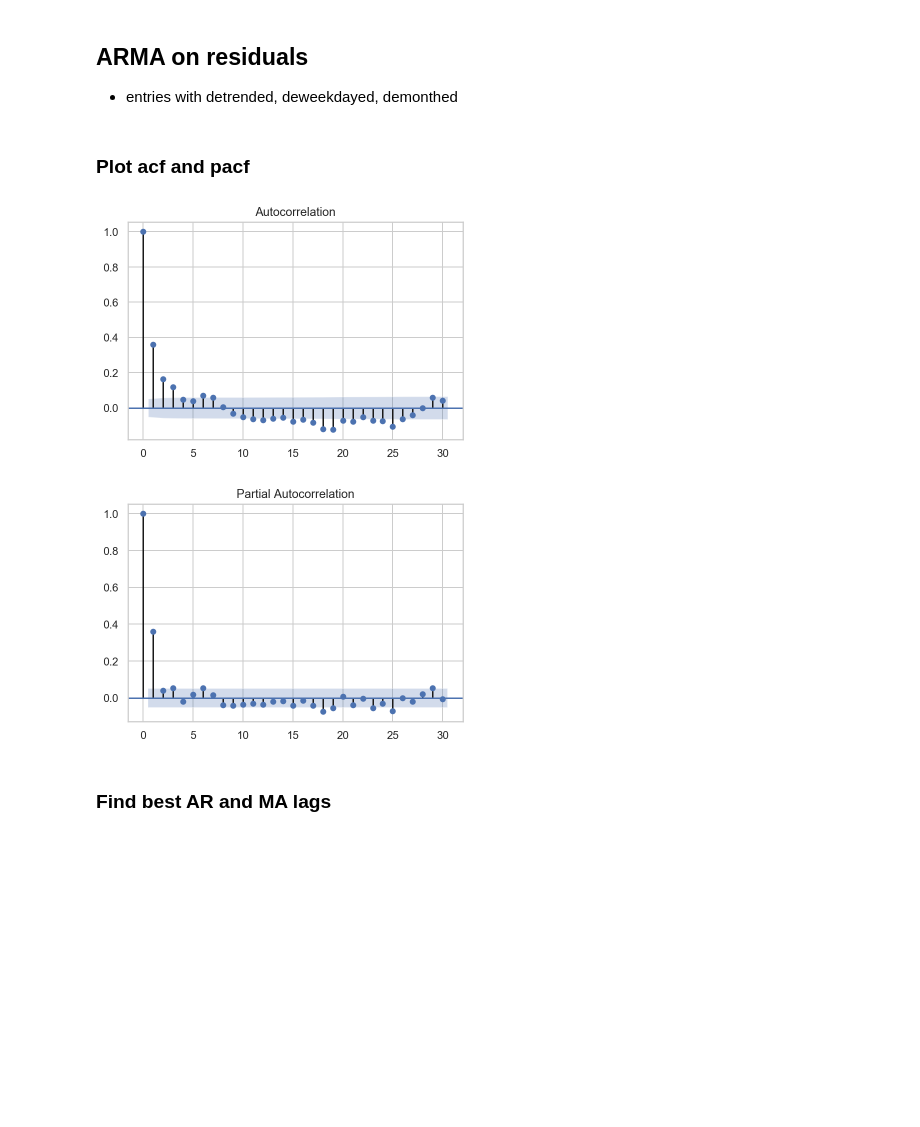
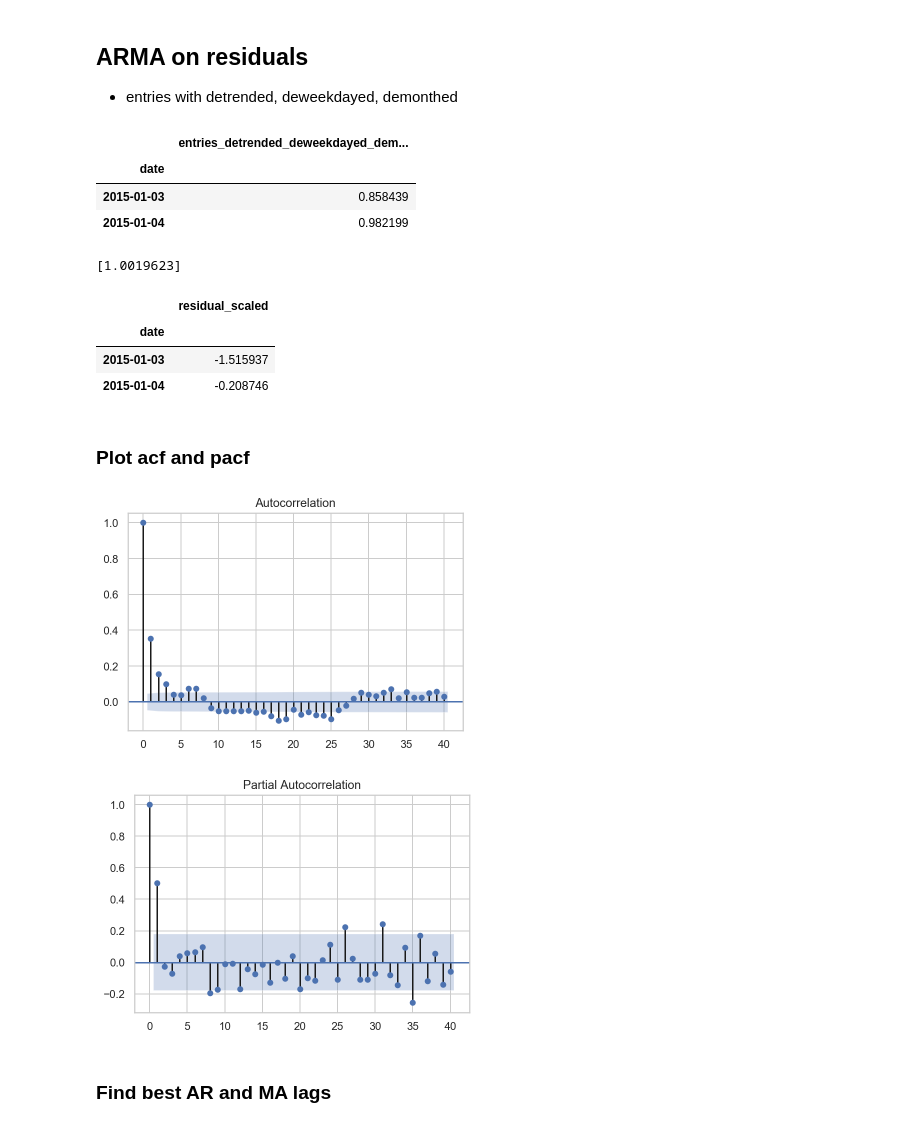
Before and after one commit to sujeongcha/TimeSeries-Transporation-and-Covid19, a Jupyter notebook: Modelling/subway_Arima.ipynb, the cells around one changed output. Saved outputs shown, nothing was run; the diff lists cells and outputs as text; code cells hidden in the pictures; blank space fills up the shorter version.

```diff
--- a/Modelling/subway_Arima.ipynb
+++ b/Modelling/subway_Arima.ipynb
@@ -206,0 +193,6 @@ df_preCovid_train.head()
+# %%
+scaler = StandardScaler()
+scaler.fit(df_preCovid_train['factor_model'].values.reshape(-1,1))
+print(scaler.mean_)
+df_preCovid_train['pred_scaled'] = scaler.transform(df_preCovid_train['factor_model'].values.reshape(-1,1))
+df_preCovid_test['pred_scaled'] = scaler.transform(df_preCovid_test['factor_model'].values.reshape(-1,1))
@@ -230,19 +269,45 @@ evaluate(df_preCovid_test['factor_model'][:730], df_preCovid_test['entries_diff'
 ## ARMA on residuals
 - entries with detrended, deweekdayed, demonthed
 # %%
-residual_train = df_preCovid_train['entries_detrended_deweekdayed_demonthed']
-residual_test = df_preCovid_test['entries_detrended_deweekdayed_demonthed']
+df_preCovid_residual_train = df_preCovid_train[['entries_detrended_deweekdayed_demonthed']]
+df_preCovid_residual_test = df_preCovid_test[['entries_detrended_deweekdayed_demonthed']]
+# %%
+df_preCovid_residual_train.head(2)
+# %% [output]
+|  | entries_detrended_deweekdayed_dem... |
+| date |  |
+| 2015-01-03 | 0.858439 |
+| 2015-01-04 | 0.982199 |
+# %%
+#standardize residual
+scaler = StandardScaler()
+scaler.fit(df_preCovid_residual_train)
+print(scaler.mean_)
+df_preCovid_residual_train['residual_scaled'] = scaler.transform(df_preCovid_residual_train)
+df_preCovid_residual_test['residual_scaled'] = scaler.transform(df_preCovid_residual_test)
+# %% [output]
+[1.0019623]
+# %%
+df_preCovid_residual_train.drop('entries_detrended_deweekdayed_demonthed', axis=1, inplace=True)
+df_preCovid_residual_test.drop('entries_detrended_deweekdayed_demonthed', axis=1, inplace=True)
+# %%
+df_preCovid_residual_train.head(2)
+# %% [output]
+|  | residual_scaled |
+| date |  |
+| 2015-01-03 | -1.515937 |
+| 2015-01-04 | -0.208746 |
 # %% [markdown]
 ### Plot acf and pacf
 # %%
-plot_acf(residual_train, lags=30)
+plot_acf(df_preCovid_residual_train, lags=40)
 plt.show()
 
-plot_pacf(residual_train, lags=30)
+plot_pacf(df_preCovid_residual_test, lags=40)
 plt.show()
 # %% [output]
-[figure, old version]
+[figure, new version]
-[figure, old version]
+[figure, new version]
 # %% [markdown]
 ### Find best AR and MA lags
 # %%
```
Also changed, not shown: parts of 53 cells of this notebook.
